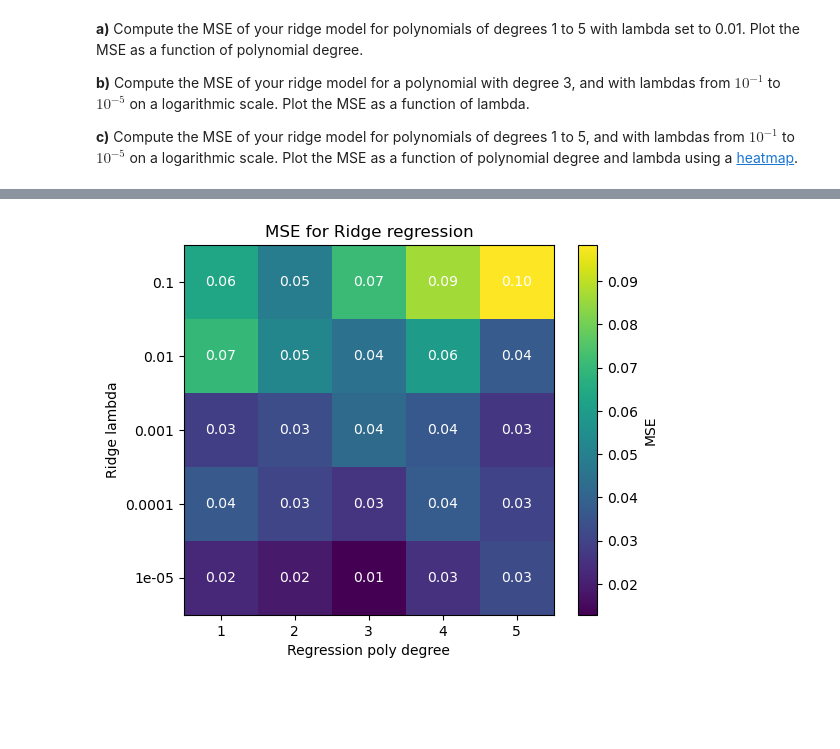
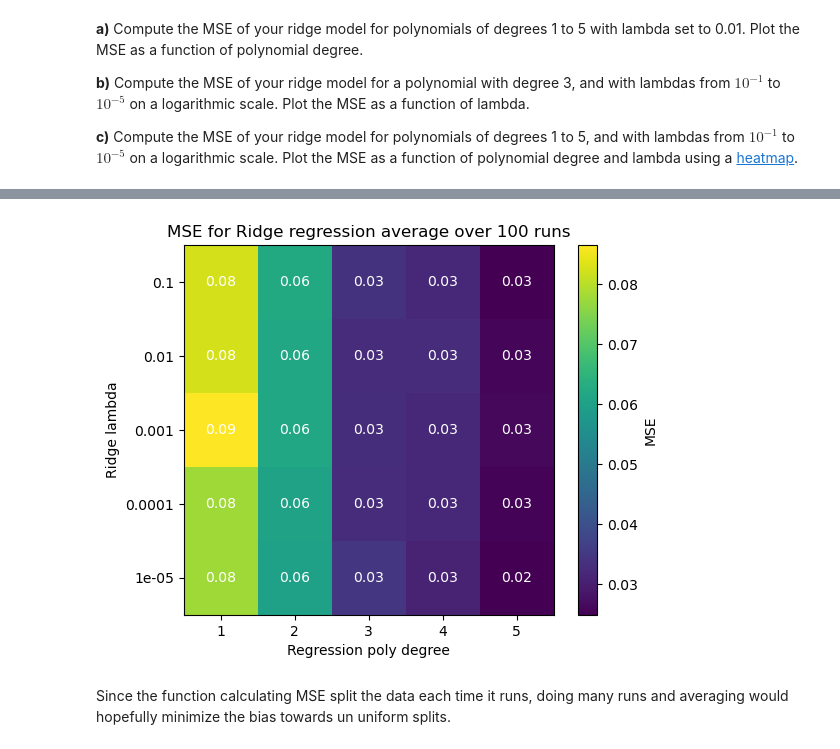
Before and after one commit to johnmagj/FYS-STK4155, a Jupyter notebook: Week36/exercises_week36.ipynb, the cells around one changed output, grey strips where cells are left out. Cells and saved outputs as stored; diff of their text form; code cells hidden in the pictures; blank space fills up the shorter version.

```diff
--- a/Week36/exercises_week36.ipynb
+++ b/Week36/exercises_week36.ipynb
@@ -430,22 +417,28 @@ for i in range(len(poly_degrees)):
-# %%
-fig, ax = plt.subplots()
-
-# Annotate each cell with its value, copied from Copilot answer
-for i in range(MSE_polys_ridgelambdas_matrix.shape[0]):
-    for j in range(MSE_polys_ridgelambdas_matrix.shape[1]):
-        text = ax.text(j, i, f"{MSE_polys_ridgelambdas_matrix[i, j]:.2f}",
-                       ha="center", va="center", color="white")
-
-ax.set_xticks(np.arange(len(poly_degrees)))
-ax.set_xticklabels(poly_degrees)
-ax.set_yticks(np.arange(len(ridge_lambdas)))
-ax.set_yticklabels(ridge_lambdas)
-
-plt.imshow(MSE_polys_ridgelambdas_matrix, cmap='viridis', interpolation='nearest')
-plt.colorbar(label='MSE')
-plt.title("MSE for Ridge regression")
-plt.xlabel("Regression poly degree")
-plt.ylabel("Ridge lambda")
-plt.show()
-# %% [output]
-[figure, removed]
+# %%
+mean_MSE = np.copy(np.mean(MSE_polys_ridgelambdas_matrix, axis=2))
+# %%
+
+#### Heatmap plot:####
+fig, ax = plt.subplots()
+
+# Annotate each cell with its value, **copied from Copilot answer**
+for i in range(mean_MSE.shape[0]):
+    for j in range(mean_MSE.shape[1]):
+        text = ax.text(j, i, f"{mean_MSE[i, j]:.2f}",
+                       ha="center", va="center", color="white")
+
+ax.set_xticks(np.arange(len(poly_degrees)))
+ax.set_xticklabels(poly_degrees)
+ax.set_yticks(np.arange(len(ridge_lambdas)))
+ax.set_yticklabels(ridge_lambdas)
+
+plt.imshow(mean_MSE, cmap='viridis', interpolation='nearest')
+plt.colorbar(label='MSE')
+plt.title(f"MSE for Ridge regression average over {runs} runs")
+plt.xlabel("Regression poly degree")
+plt.ylabel("Ridge lambda")
+plt.show()
+# %% [output]
+[figure, added]
+# %% [markdown]
+Since the function calculating MSE split the data each time it runs, doing many runs and averaging would hopefully minimize the bias towards un uniform splits.
```
Also changed, not shown: parts of 12 cells of this notebook.
